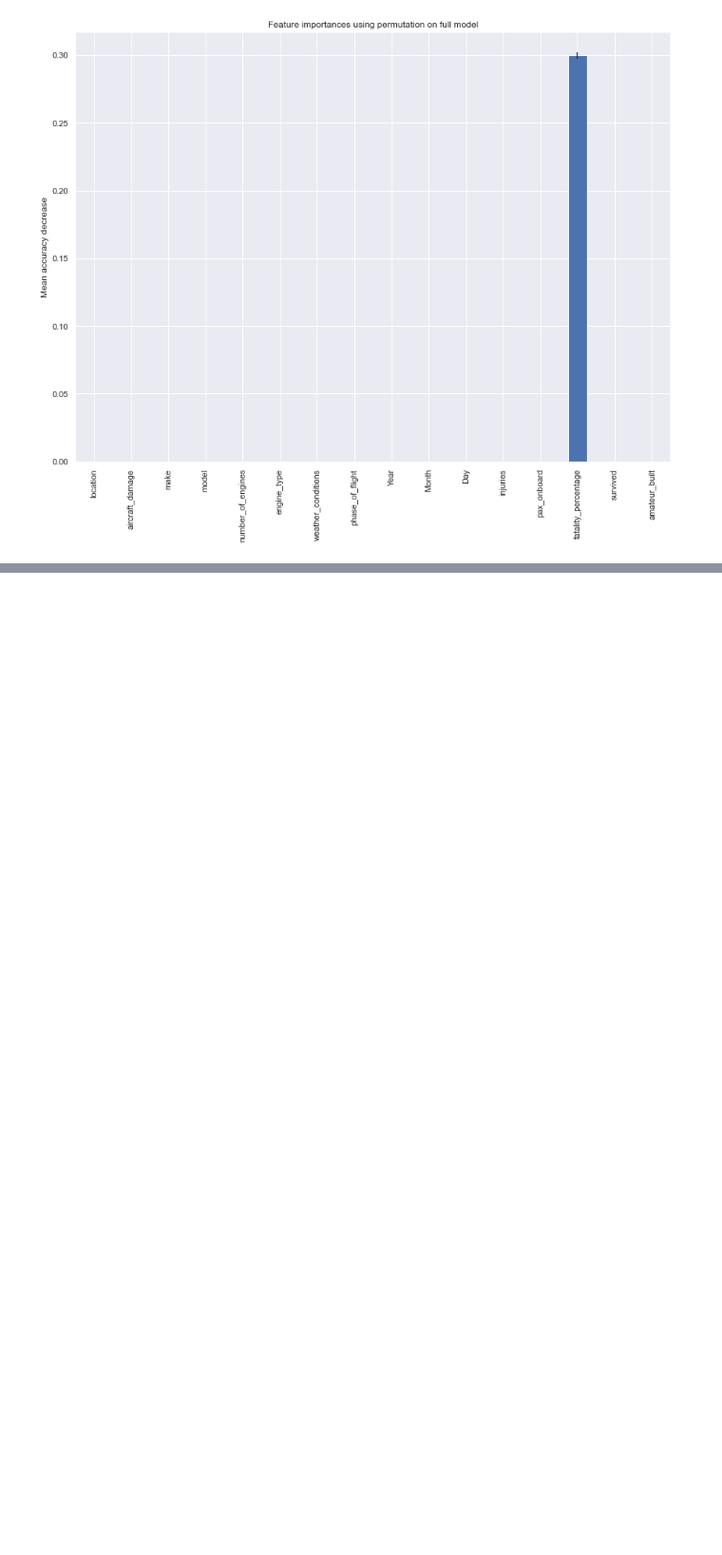
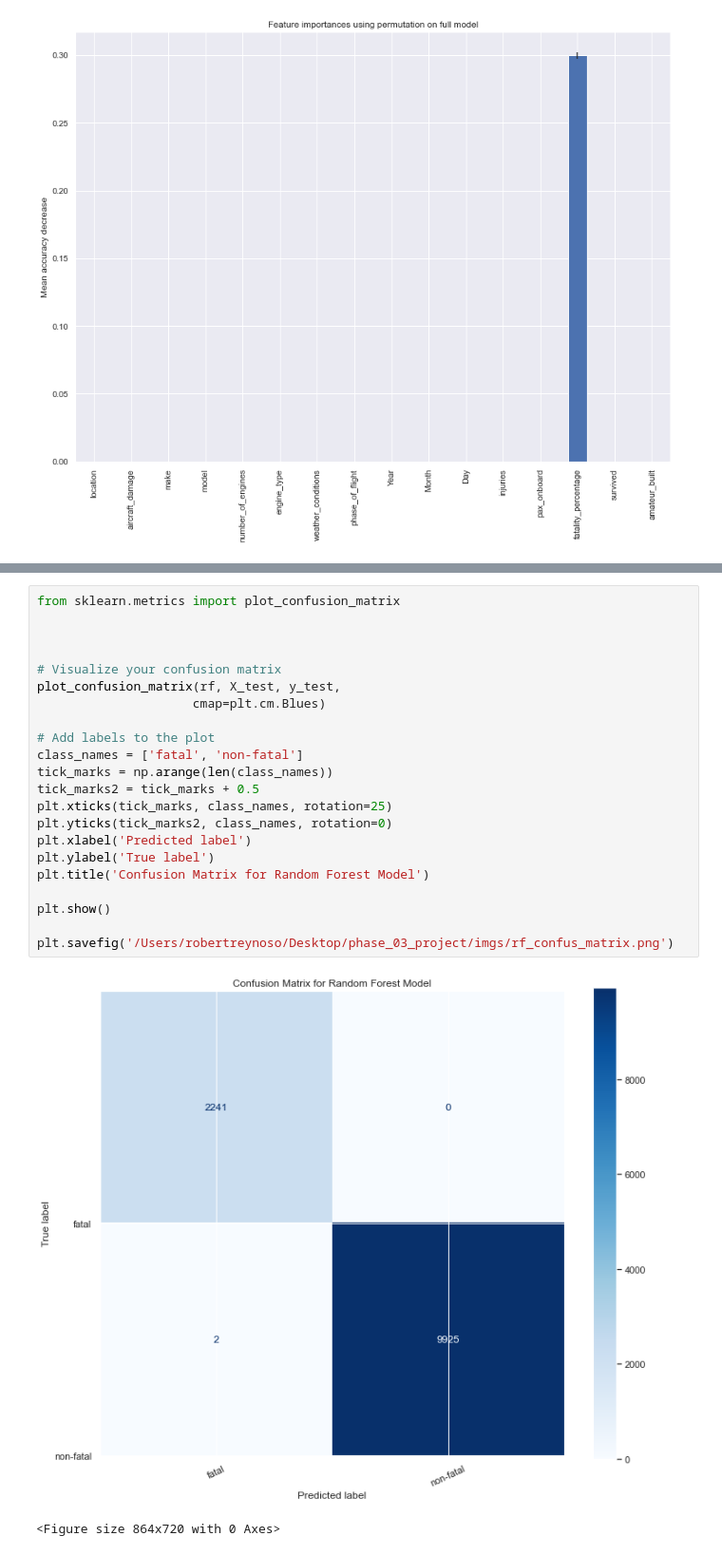
Before and after one commit to reynoso811/ML_Aviation_Safety, a Jupyter notebook: notebooks/modeling.ipynb, the cells around one changed output, grey strips where cells are left out. Shown at 95% size. Cells and saved outputs as stored; diff of their text form; blank space fills up the shorter version.

```diff
--- a/notebooks/modeling.ipynb
+++ b/notebooks/modeling.ipynb
@@ -546,0 +577,25 @@ fig.savefig('/Users/robertreynoso/Desktop/phase_03_project/imgs/rf_feauture_imp_
+# %%
+from sklearn.metrics import plot_confusion_matrix
+
+
+
+# Visualize your confusion matrix
+plot_confusion_matrix(rf, X_test, y_test,
+                     cmap=plt.cm.Blues)
+
+# Add labels to the plot
+class_names = ['fatal', 'non-fatal']
+tick_marks = np.arange(len(class_names))
+tick_marks2 = tick_marks + 0.5
+plt.xticks(tick_marks, class_names, rotation=25)
+plt.yticks(tick_marks2, class_names, rotation=0)
+plt.xlabel('Predicted label')
+plt.ylabel('True label')
+plt.title('Confusion Matrix for Random Forest Model')
+
+plt.show()
+
+plt.savefig('/Users/robertreynoso/Desktop/phase_03_project/imgs/rf_confus_matrix.png')
+# %% [output]
+[figure, added]
+<Figure size 864x720 with 0 Axes>
```
Also changed, not shown: parts of 4 cells of this notebook, 3 other files.
